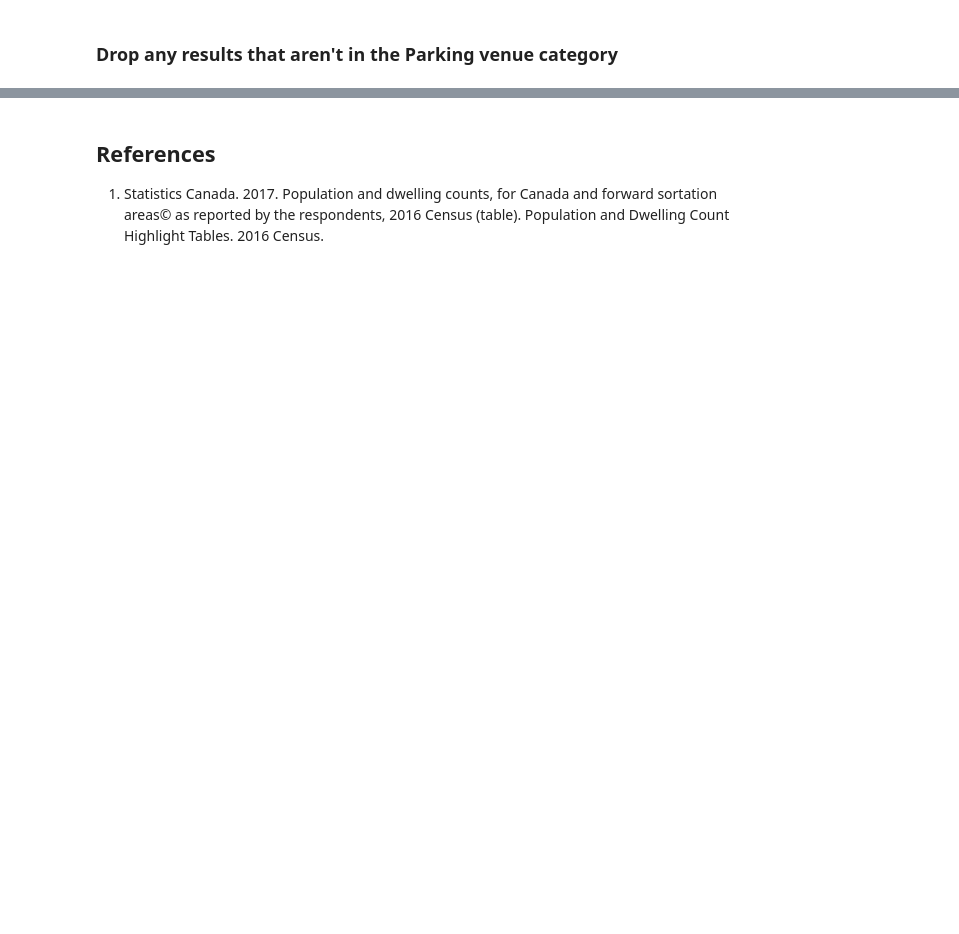
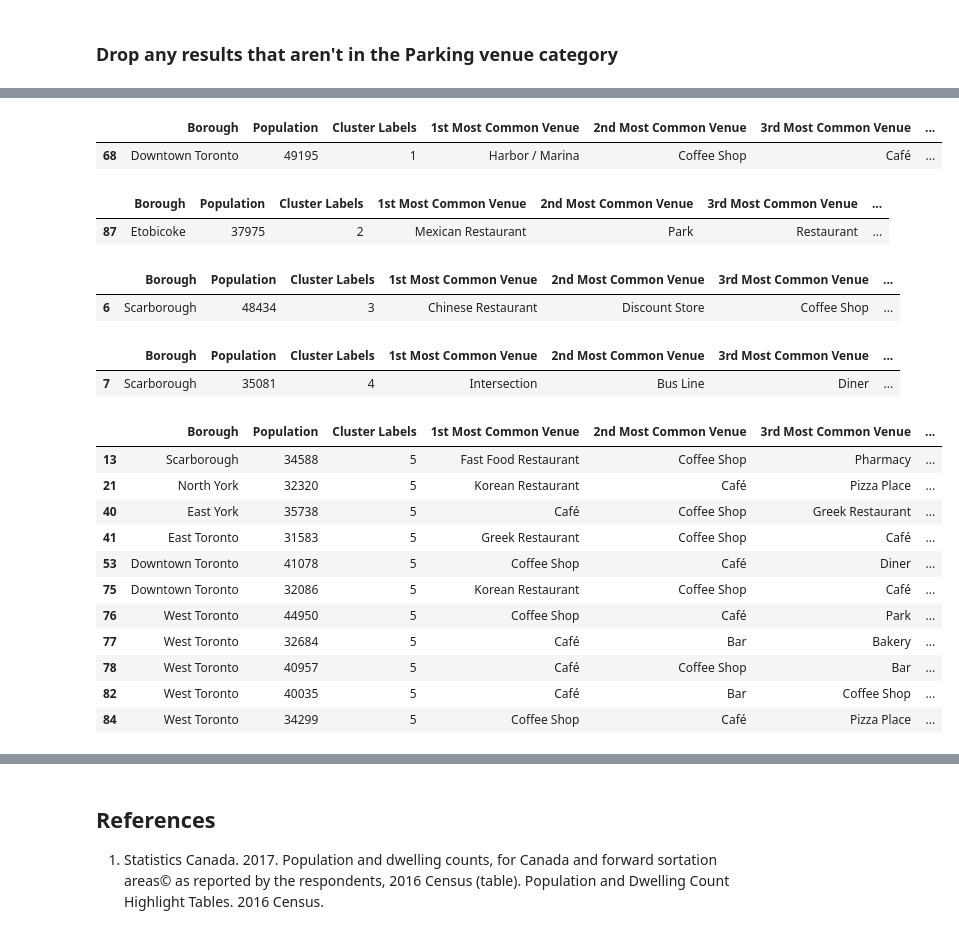
Before and after one commit to slarge1/Coursera_Capstone, a Jupyter notebook: coursera_capstone_final_project.ipynb, the cells around one changed output, grey strips where cells are left out. Cells and saved outputs as stored; diff of their text form; code cells hidden in the pictures; blank space fills up the shorter version.

```diff
--- a/coursera_capstone_final_project.ipynb
+++ b/coursera_capstone_final_project.ipynb
@@ -265,0 +370,12 @@ There are 54 neighbourhoods with access to at least one parking lot.
+# %%
+num_top_venues = 5
+
+for hood in toronto_grouped['Neighbourhood']:
+    print("----"+hood+"----")
+    temp = toronto_grouped[toronto_grouped['Neighbourhood'] == hood].T.reset_index()
+    temp.columns = ['venue','freq']
+    temp = temp.iloc[1:]
+    temp['freq'] = temp['freq'].astype(float)
+    temp = temp.round({'freq': 2})
+    print(temp.sort_values('freq', ascending=False).reset_index(drop=True).head(num_top_venues))
+    print('\n')
@@ -265,0 +402,6 @@ There are 54 neighbourhoods with access to at least one parking lot.
+# %%
+def return_most_common_venues(row, num_top_venues):
+    row_categories = row.iloc[1:]
+    row_categories_sorted = row_categories.sort_values(ascending=False)
+
+    return row_categories_sorted.index.values[0:num_top_venues]
@@ -265,0 +440,14 @@ There are 54 neighbourhoods with access to at least one parking lot.
+# %%
+# import k-means from clustering stage
+from sklearn.cluster import KMeans
+
+# set number of clusters
+kclusters = 7
+
+toronto_grouped_clustering = toronto_grouped.drop('Neighbourhood', 1)
+
+# run k-means clustering
+kmeans = KMeans(n_clusters=kclusters, random_state=0).fit(toronto_grouped_clustering)
+
+# check cluster labels generated for each row in the dataframe
+kmeans.labels_
@@ -265,0 +459,10 @@ There are 54 neighbourhoods with access to at least one parking lot.
+# %%
+# add clustering labels
+neighbourhoods_venues_sorted.insert(0, 'Cluster Labels', kmeans.labels_)
+
+toronto_merged = df_pc
+
+# merge toronto_grouped with toronto_data to add latitude/longitude for each neighborhood
+toronto_merged = toronto_merged.join(neighbourhoods_venues_sorted.set_index('Neighbourhood'), on='Neighbourhood')
+
+toronto_merged.head()# check the last columns!
@@ -265,0 +530,35 @@ There are 54 neighbourhoods with access to at least one parking lot.
+# %%
+toronto_merged.loc[toronto_merged['Cluster Labels'] == 1, toronto_merged.columns[[1] + list(range(5, toronto_merged.shape[1]))]]
+# %% [output]
+|  | Borough | Population | Cluster Labels | 1st Most Common Venue | 2nd Most Common Venue | 3rd Most Common Venue | ... |
+| 68 | Downtown Toronto | 49195 | 1 | Harbor / Marina | Coffee Shop | Café | ... |
+# %%
+toronto_merged.loc[toronto_merged['Cluster Labels'] == 2, toronto_merged.columns[[1] + list(range(5, toronto_merged.shape[1]))]]
+# %% [output]
+|  | Borough | Population | Cluster Labels | 1st Most Common Venue | 2nd Most Common Venue | 3rd Most Common Venue | ... |
+| 87 | Etobicoke | 37975 | 2 | Mexican Restaurant | Park | Restaurant | ... |
+# %%
+toronto_merged.loc[toronto_merged['Cluster Labels'] == 3, toronto_merged.columns[[1] + list(range(5, toronto_merged.shape[1]))]]
+# %% [output]
+|  | Borough | Population | Cluster Labels | 1st Most Common Venue | 2nd Most Common Venue | 3rd Most Common Venue | ... |
+| 6 | Scarborough | 48434 | 3 | Chinese Restaurant | Discount Store | Coffee Shop | ... |
+# %%
+toronto_merged.loc[toronto_merged['Cluster Labels'] == 4, toronto_merged.columns[[1] + list(range(5, toronto_merged.shape[1]))]]
+# %% [output]
+|  | Borough | Population | Cluster Labels | 1st Most Common Venue | 2nd Most Common Venue | 3rd Most Common Venue | ... |
+| 7 | Scarborough | 35081 | 4 | Intersection | Bus Line | Diner | ... |
+# %%
+toronto_merged.loc[toronto_merged['Cluster Labels'] == 5, toronto_merged.columns[[1] + list(range(5, toronto_merged.shape[1]))]]
+# %% [output]
+|  | Borough | Population | Cluster Labels | 1st Most Common Venue | 2nd Most Common Venue | 3rd Most Common Venue | ... |
+| 13 | Scarborough | 34588 | 5 | Fast Food Restaurant | Coffee Shop | Pharmacy | ... |
+| 21 | North York | 32320 | 5 | Korean Restaurant | Café | Pizza Place | ... |
+| 40 | East York | 35738 | 5 | Café | Coffee Shop | Greek Restaurant | ... |
+| 41 | East Toronto | 31583 | 5 | Greek Restaurant | Coffee Shop | Café | ... |
+| 53 | Downtown Toronto | 41078 | 5 | Coffee Shop | Café | Diner | ... |
+| 75 | Downtown Toronto | 32086 | 5 | Korean Restaurant | Coffee Shop | Café | ... |
+| 76 | West Toronto | 44950 | 5 | Coffee Shop | Café | Park | ... |
+| 77 | West Toronto | 32684 | 5 | Café | Bar | Bakery | ... |
+| 78 | West Toronto | 40957 | 5 | Café | Coffee Shop | Bar | ... |
+| 82 | West Toronto | 40035 | 5 | Café | Bar | Coffee Shop | ... |
+| 84 | West Toronto | 34299 | 5 | Coffee Shop | Café | Pizza Place | ... |
```
Also changed, not shown: parts of 41 cells of this notebook, 2 other files.
